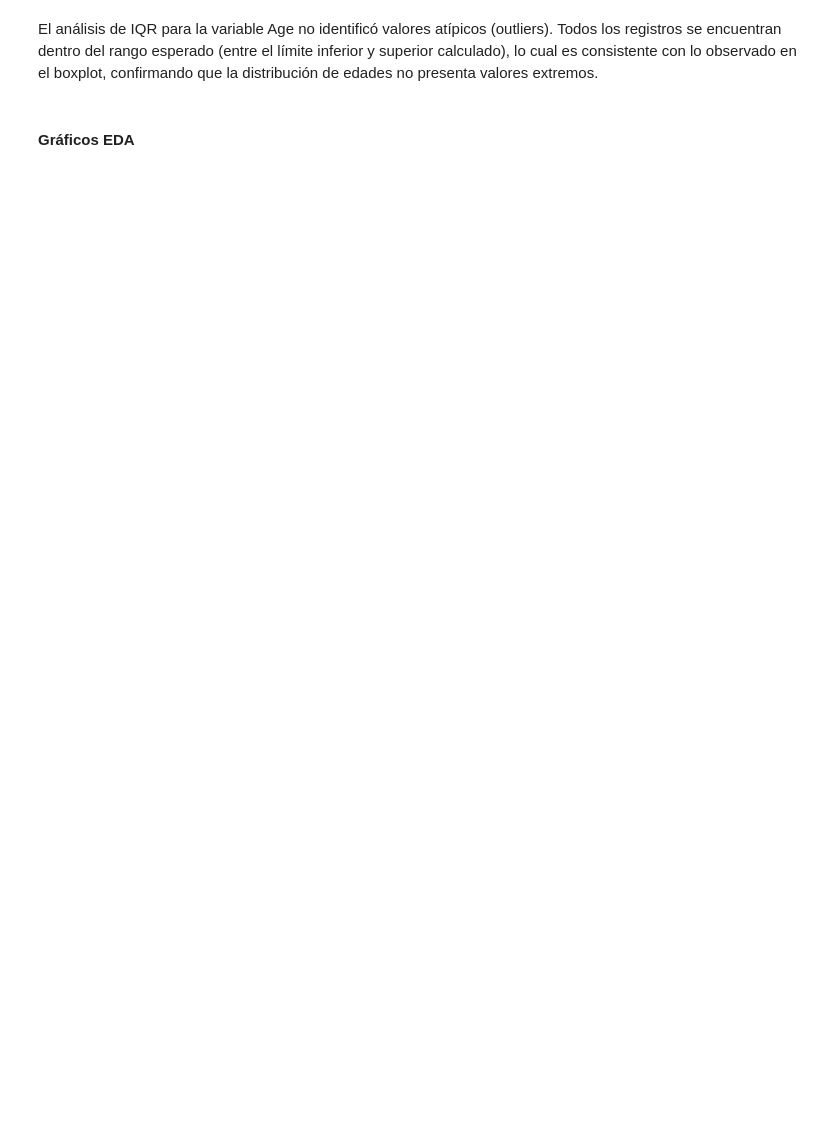
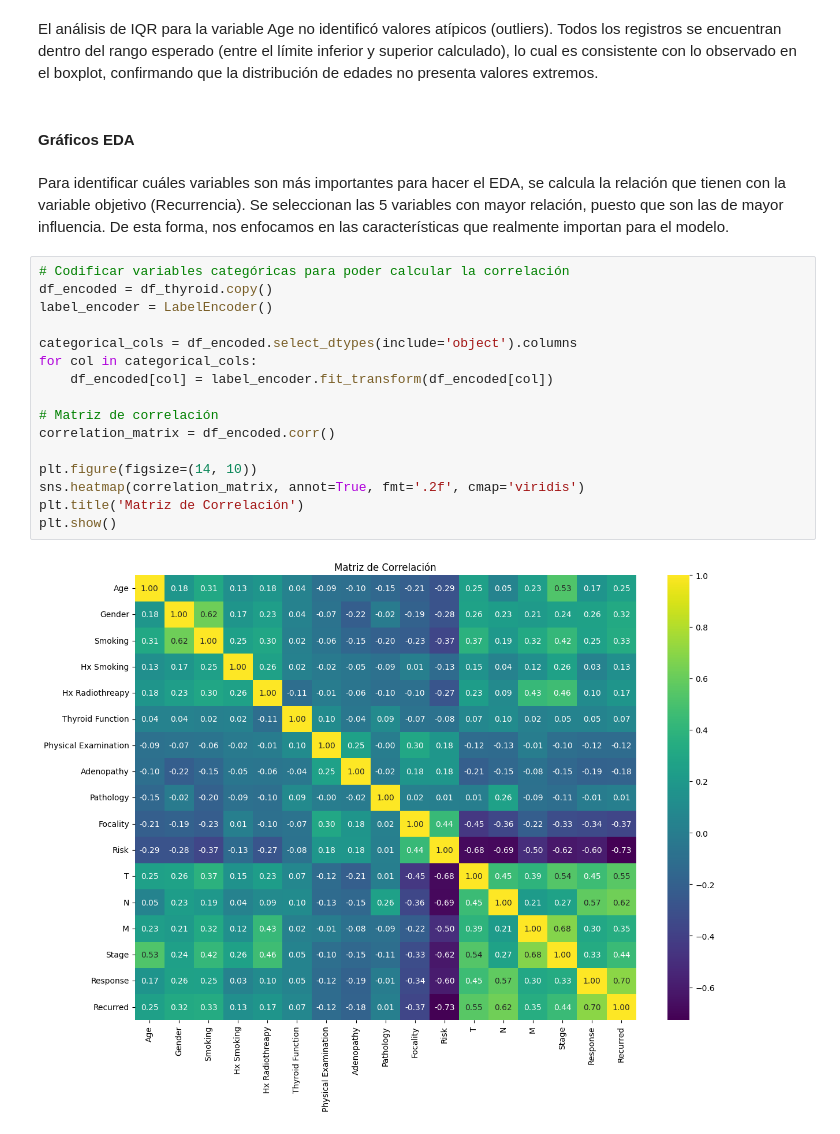
Before and after one commit to lacastrilf/Workshops-Machine-Learning, a Jupyter notebook: 02_Workshop/thyroid/thyroid.ipynb, the cells around one changed output. Drawn from its saved outputs; the diff is of its cells as text; blank space fills up the shorter version.

```diff
--- a/02_Workshop/thyroid/thyroid.ipynb
+++ b/02_Workshop/thyroid/thyroid.ipynb
@@ -258,3 +272,23 @@ plt.show()
 El análisis de IQR para la variable Age no identificó valores atípicos (outliers). Todos los registros se encuentran dentro del rango esperado (entre el límite inferior y superior calculado), lo cual es consistente con lo observado en el boxplot, confirmando que la distribución de edades no presenta valores extremos.
 # %% [markdown]
 #### Gráficos EDA
+# %% [markdown]
+Para identificar cuáles variables son más importantes para hacer el EDA, se calcula la relación que tienen con la variable objetivo (Recurrencia). Se seleccionan las 5 variables con mayor relación, puesto que son las de mayor influencia. De esta forma, nos enfocamos en las características que realmente importan para el modelo.
+# %%
+# Codificar variables categóricas para poder calcular la correlación
+df_encoded = df_thyroid.copy()
+label_encoder = LabelEncoder()
+
+categorical_cols = df_encoded.select_dtypes(include='object').columns
+for col in categorical_cols:
+    df_encoded[col] = label_encoder.fit_transform(df_encoded[col])
+
+# Matriz de correlación
+correlation_matrix = df_encoded.corr()
+
+plt.figure(figsize=(14, 10))
+sns.heatmap(correlation_matrix, annot=True, fmt='.2f', cmap='viridis')
+plt.title('Matriz de Correlación')
+plt.show()
+# %% [output]
+[figure, added]
```
Also changed, not shown: parts of 32 cells of this notebook.
